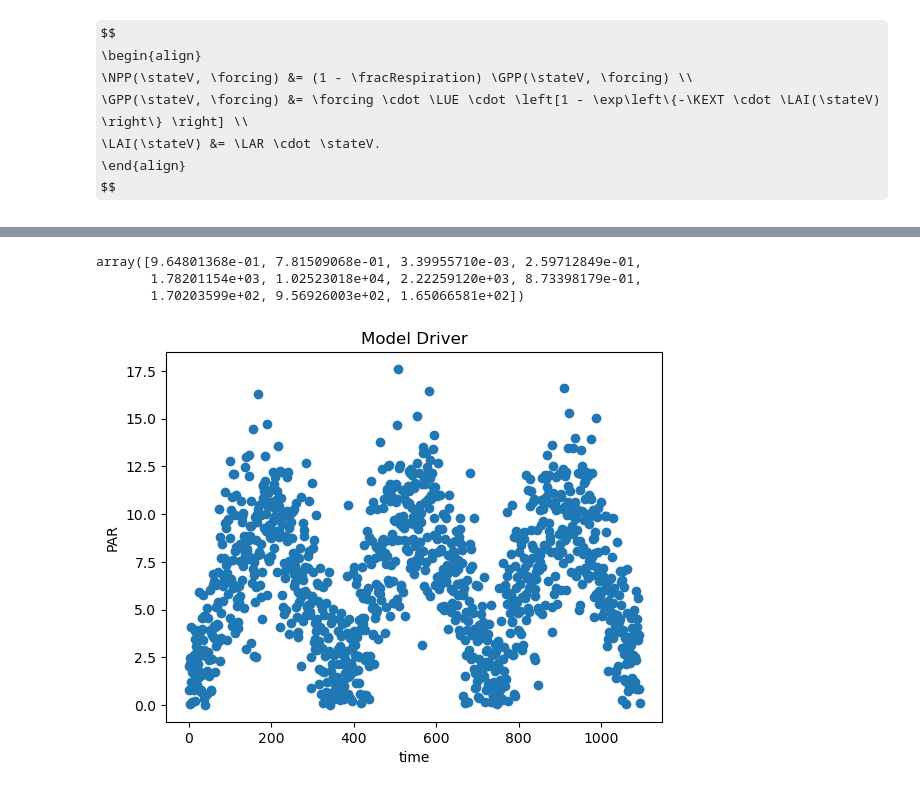
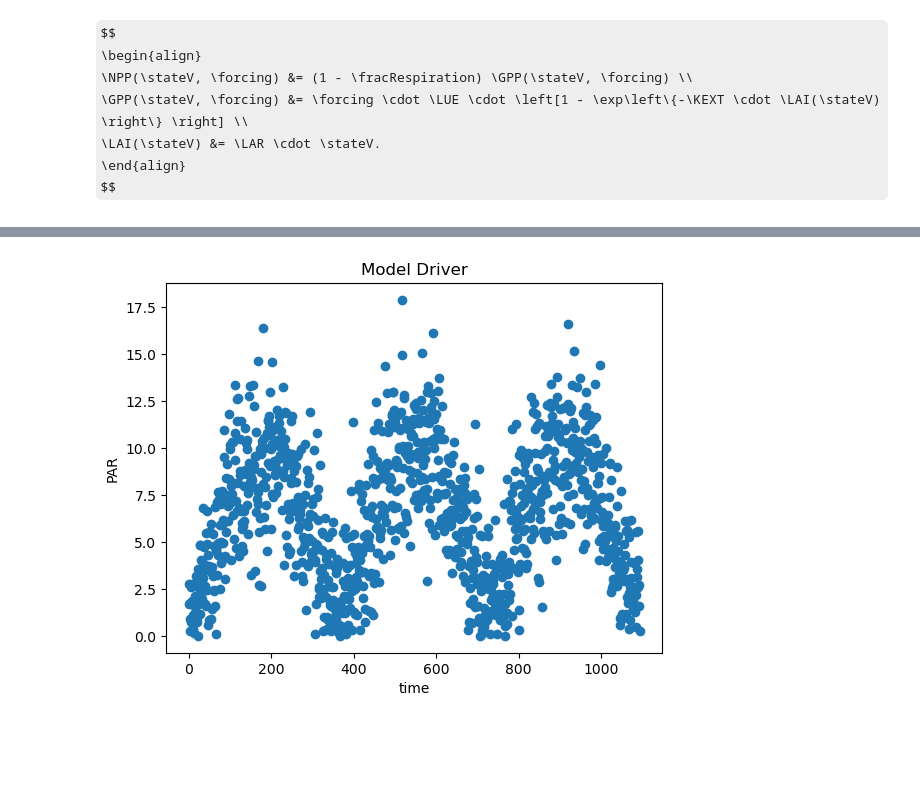
Before and after one commit to arob5/gp-calibration, a Jupyter notebook: scripts/python/vsem_calibration_test.ipynb, the cells around one changed output, grey strips where cells are left out. Saved outputs shown, nothing was run; the diff lists cells and outputs as text; code cells hidden in the pictures; some formulas as TeX source; blank space fills up the shorter version.

Commit message:
Wrote Python functions for Python parameter calibration tests with VSEM.

```diff
--- a/scripts/python/vsem_calibration_test.ipynb
+++ b/scripts/python/vsem_calibration_test.ipynb
@@ -22,7 +18,13 @@ RANDOM_SEED = 10
 rng = np.random.default_rng(RANDOM_SEED)
 # %%
 # Setup.
-n_time_step = 365*3
+
+# Number of time steps (days) to simulate model.
+n_year = 3
+n_time_step = 365*n_year
+
+# Parameters to calibrate.
+par_cal_names = ["KEXT", "Cr"]
 # %% [markdown]
 ## Latex macros
 
@@ -161,22 +123,11 @@ par_priors
-# %%
-par_true
-# %% [output]
-array([9.64801368e-01, 7.81509068e-01, 3.39955710e-03, 2.59712849e-01,
-       1.78201154e+03, 1.02523018e+04, 2.22259120e+03, 8.73398179e-01,
-       1.70203599e+02, 9.56926003e+02, 1.65066581e+02])
 # %%
+# Forcing/driving data: photosynthetically active radiation.
 # Note that time t here is in days, so t=1 is 1 day and t=365 is 1 year.
-
-def get_PAR_driver(n_days):
-    time_steps = np.arange(n_days)
-    PAR = 10 * np.abs(np.sin(time_steps/365 * np.pi) + 0.25 * rng.normal(size=n_days))
-    return time_steps, PAR
-
-time_steps, model_driver = get_PAR_driver(n_time_step)
+time_steps, model_driver = get_PAR_driver(n_time_step, rng=rng)
 plt.plot(time_steps, model_driver, "o")
 plt.xlabel("time")
 plt.ylabel("PAR")
 plt.title("Model Driver")
 plt.show()
 # %% [output]
-[figure, old version]
+[figure, new version]
```
Also changed, not shown: parts of 27 cells of this notebook, 4 other files.
